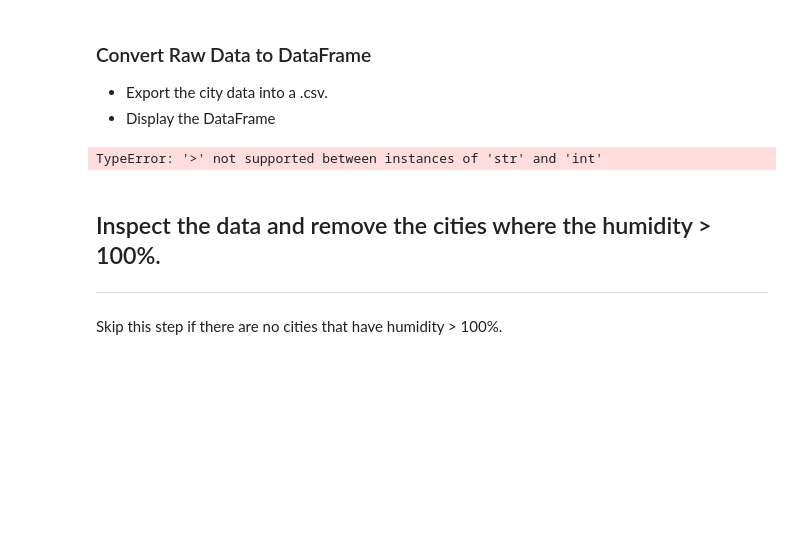
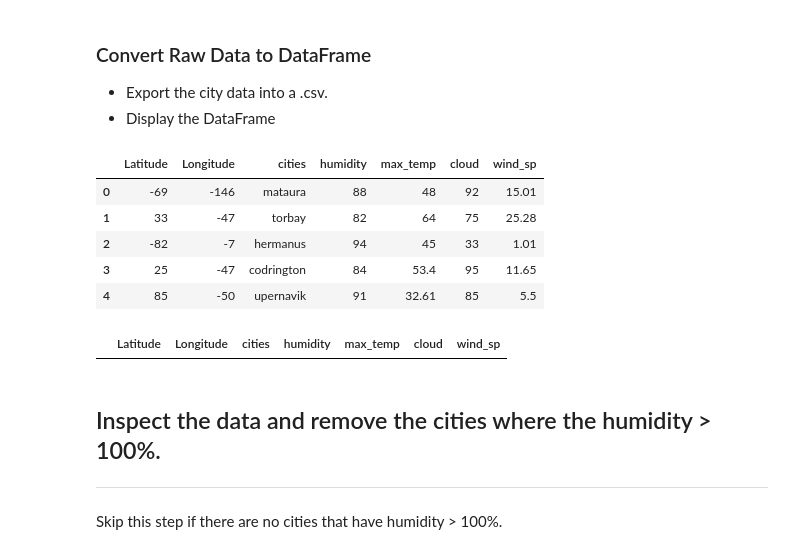
Before and after one commit to jddarby1108/python-api-challenge, a Jupyter notebook: WeatherPy/WeatherPy.ipynb, the cells around one changed output. Saved outputs shown, nothing was run; the diff lists cells and outputs as text; code cells hidden in the pictures; blank space fills up the shorter version.

```diff
--- a/WeatherPy/WeatherPy.ipynb
+++ b/WeatherPy/WeatherPy.ipynb
@@ -144,15 +161,25 @@ The city is gejiu.
 # %%
 
 # done with previous step
 weather_df.head()
 
 
-# # # output the csv file
-output_file = "weather.csv"
+# # # # output the csv file
+# output_file = "weather.csv"
+# %% [output]
+|  | Latitude | Longitude | cities | humidity | max_temp | cloud | wind_sp |
+| 0 | -69 | -146 | mataura | 88 | 48 | 92 | 15.01 |
+| 1 | 33 | -47 | torbay | 82 | 64 | 75 | 25.28 |
+| 2 | -82 | -7 | hermanus | 94 | 45 | 33 | 1.01 |
+| 3 | 25 | -47 | codrington | 84 | 53.4 | 95 | 11.65 |
+| 4 | 85 | -50 | upernavik | 91 | 32.61 | 85 | 5.5 |
-# %%
-weather_df['humidity'] >100
-# %% [output]
-TypeError: '>' not supported between instances of 'str' and 'int'
+# %%
+# weather_df['humidity'] >100
+weather_all = weather_df[(weather_df['humidity']!='')]
+weather_all = weather_all[(weather_all['humidity'].astype(float)>=100)]
+weather_all.head()
+# %% [output]
+|  | Latitude | Longitude | cities | humidity | max_temp | cloud | wind_sp |
 # %% [markdown]
 ## Inspect the data and remove the cities where the humidity > 100%.
 ----
```
Also changed, not shown: parts of 15 cells of this notebook, 1 other file.
